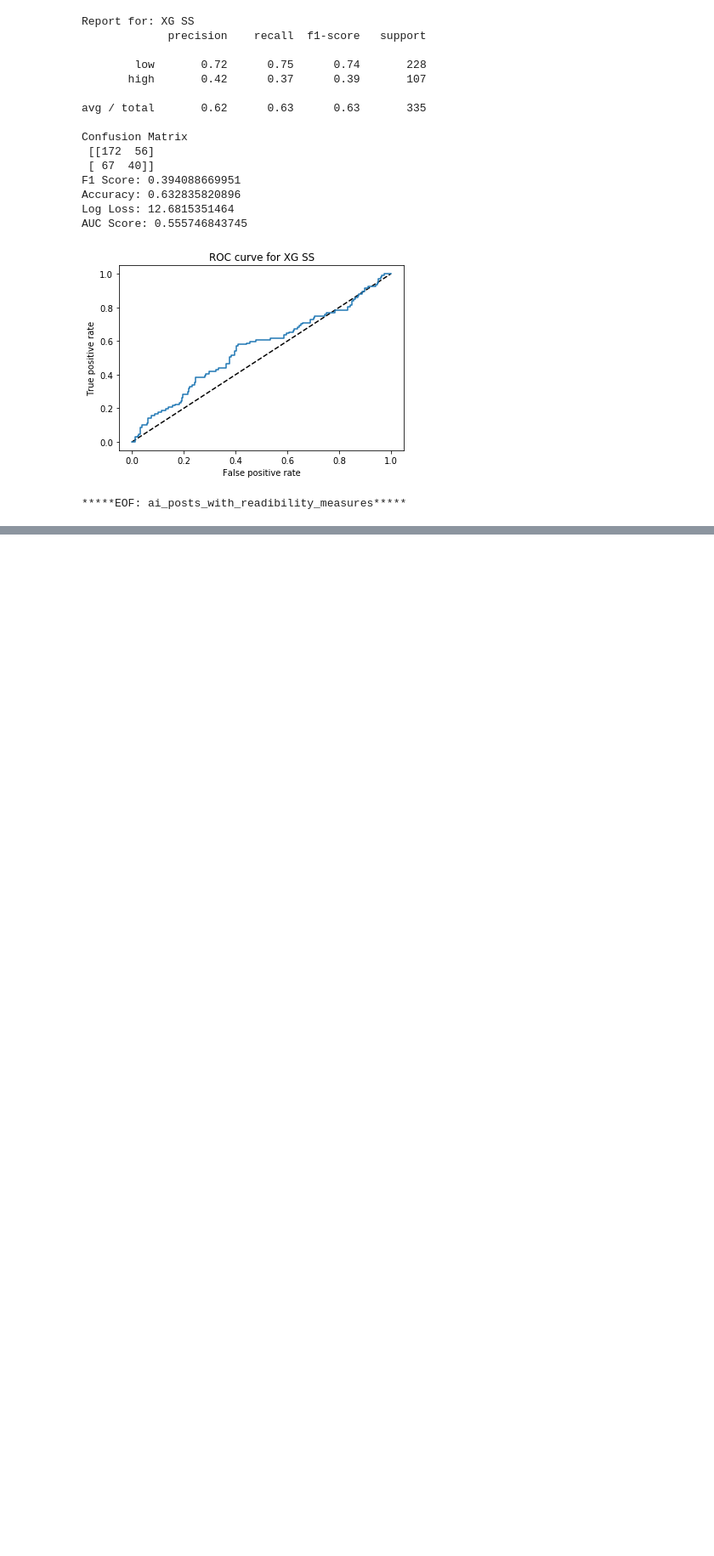
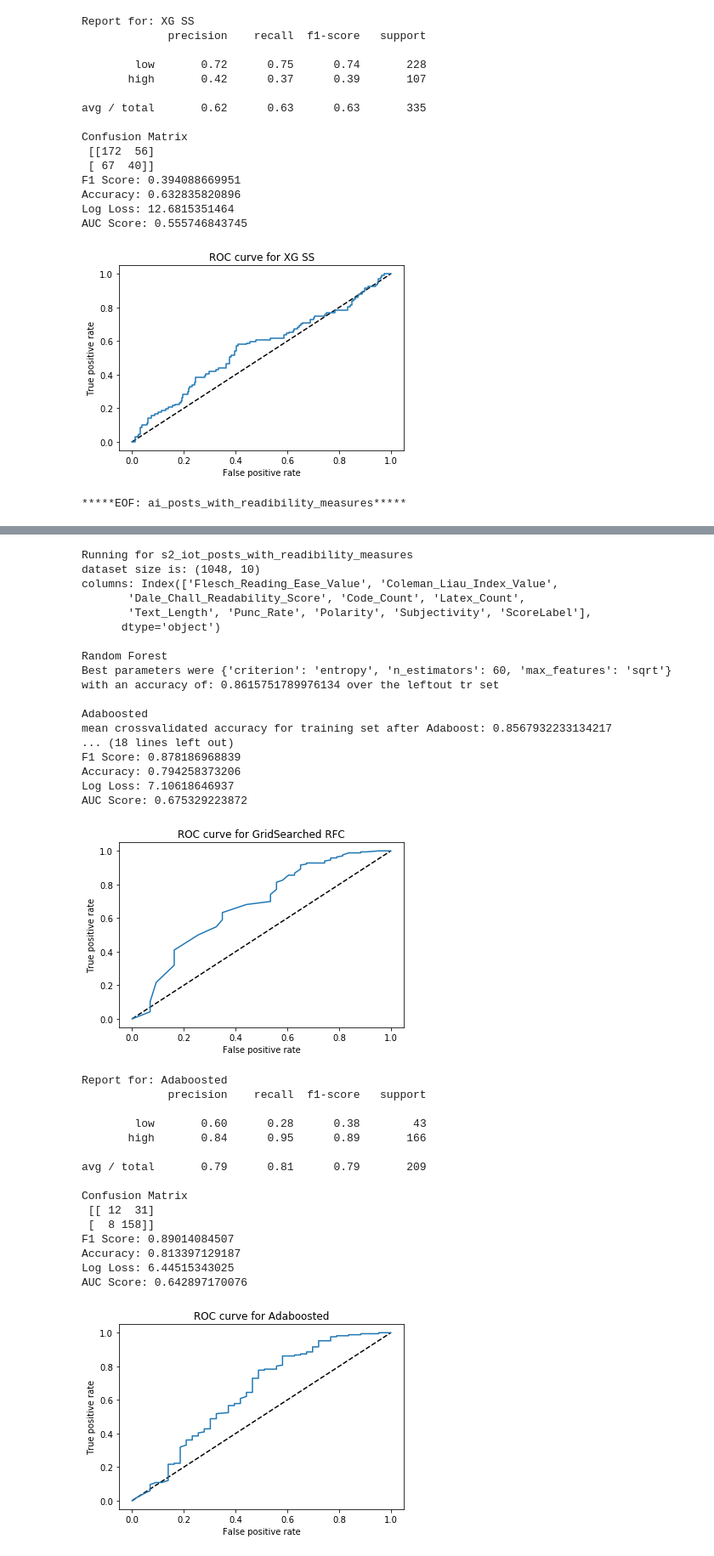
Before and after one commit to maqzi/Posts-Analyser, a Jupyter notebook: Forest-Analysis.ipynb, the cells around one changed output, grey strips where cells are left out. Shown at 85% size. Cells and saved outputs as stored; diff of their text form; code cells hidden in the pictures; blank space fills up the shorter version.

```diff
--- a/Forest-Analysis.ipynb
+++ b/Forest-Analysis.ipynb
@@ -433,0 +526,37 @@ AUC Score: 0.555746843745
+# %%
+RunForrestRun(iot2)
+# %% [output]
+Running for s2_iot_posts_with_readibility_measures
+dataset size is: (1048, 10)
+columns: Index(['Flesch_Reading_Ease_Value', 'Coleman_Liau_Index_Value',
+       'Dale_Chall_Readability_Score', 'Code_Count', 'Latex_Count',
+       'Text_Length', 'Punc_Rate', 'Polarity', 'Subjectivity', 'ScoreLabel'],
+      dtype='object')
+
+Random Forest
+Best parameters were {'criterion': 'entropy', 'n_estimators': 60, 'max_features': 'sqrt'} with an accuracy of: 0.8615751789976134 over the leftout tr set
+
+Adaboosted
+mean crossvalidated accuracy for training set after Adaboost: 0.8567932233134217
+... (18 lines left out)
+F1 Score: 0.878186968839
+Accuracy: 0.794258373206
+Log Loss: 7.10618646937
+AUC Score: 0.675329223872
+[figure, added]
+Report for: Adaboosted
+             precision    recall  f1-score   support
+
+        low       0.60      0.28      0.38        43
+       high       0.84      0.95      0.89       166
+
+avg / total       0.79      0.81      0.79       209
+
+Confusion Matrix
+ [[ 12  31]
+ [  8 158]]
+F1 Score: 0.89014084507
+Accuracy: 0.813397129187
+Log Loss: 6.44515343025
+AUC Score: 0.642897170076
+[figure, added]
```
Also changed, not shown: parts of 8 cells of this notebook, 4 other files.
